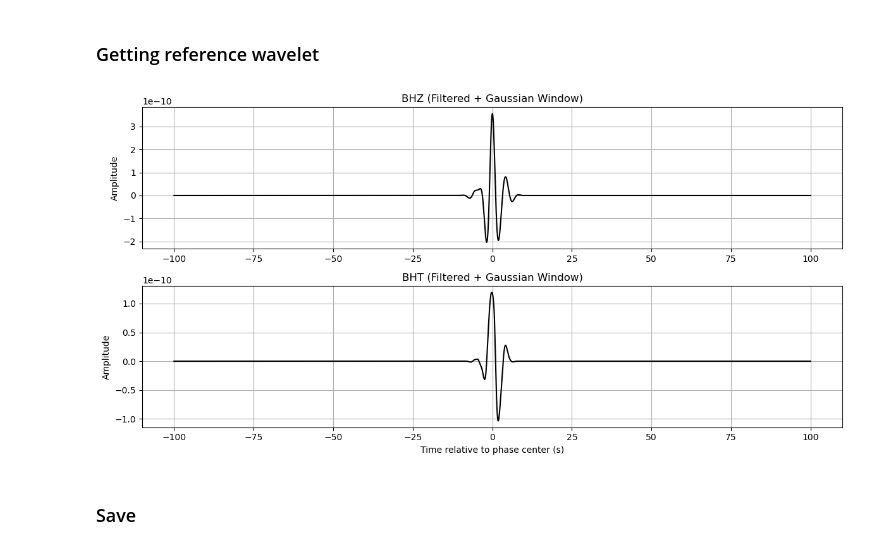
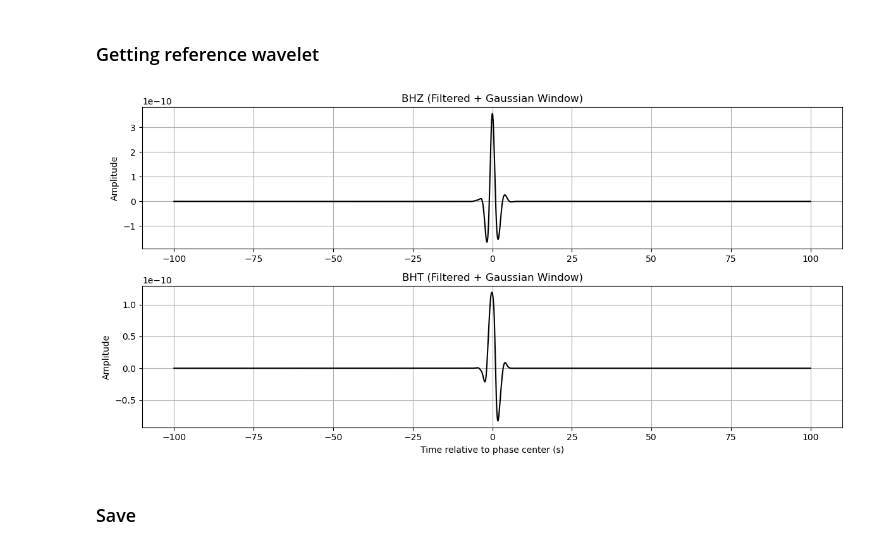
Before and after one commit to evanzzq/SHARP-SS, a Jupyter notebook: preprocess_pzfiltered.ipynb, the cells around one changed output. Cells and saved outputs as stored; diff of their text form; code cells hidden in the pictures.

```diff
--- a/preprocess_pzfiltered.ipynb
+++ b/preprocess_pzfiltered.ipynb
@@ -27,9 +27,9 @@ datadir = os.path.join(filedir, "misc", evname)
 ### Load sac files and define time vectors
 # %%
 # Load rotated traces
-st_z = read(os.path.join(datadir, f"{evname}_pzfiltered_{dtype}_BHZ.SAC"))[0]
-st_r = read(os.path.join(datadir, f"{evname}_pzfiltered_{dtype}_BHR.SAC"))[0]
-st_t = read(os.path.join(datadir, f"{evname}_pzfiltered_{dtype}_BHT.SAC"))[0]
+st_z = read(os.path.join(datadir, f"{evname}_{dtype}_BHZ.SAC"))[0]
+st_r = read(os.path.join(datadir, f"{evname}_{dtype}_BHR.SAC"))[0]
+st_t = read(os.path.join(datadir, f"{evname}_{dtype}_BHT.SAC"))[0]
 
 # Get trace start time
 start_time = st_z.stats.starttime
@@ -81,35 +81,35 @@ import numpy as np
 t_zoom_z = t_z[idx_z] - z_time_center
 t_zoom_t = t_t[idx_t] - t_time_center
 
 # Gaussian window
-sigma = 3.0
+sigma = 2.0
 gaussian_window_z = np.exp(-0.5 * (t_zoom_z / sigma)**2)
 gaussian_window_t = np.exp(-0.5 * (t_zoom_t / sigma)**2)
 
 # Apply window to seismograms
 z_filtered_windowed = st_z.data[idx_z] * gaussian_window_z
 t_filtered_windowed = st_t.data[idx_t] * gaussian_window_t
 
 # Plot windowed waveforms
 plt.figure(figsize=(12, 6))
 
 plt.subplot(2, 1, 1)
 plt.plot(t_zoom_z, z_filtered_windowed, color='black')
 plt.title("BHZ (Filtered + Gaussian Window)")
 plt.ylabel("Amplitude")
 plt.grid()
 
 plt.subplot(2, 1, 2)
 plt.plot(t_zoom_t, t_filtered_windowed, color='black')
 plt.title("BHT (Filtered + Gaussian Window)")
 plt.xlabel("Time relative to phase center (s)")
 plt.ylabel("Amplitude")
 plt.grid()
 
 plt.tight_layout()
 plt.show()
 # %% [output]
-[figure, old version]
+[figure, new version]
 # %% [markdown]
 ### Save
 # %%
```
Also changed, not shown: parts of 1 cell of this notebook, 3 other files.
